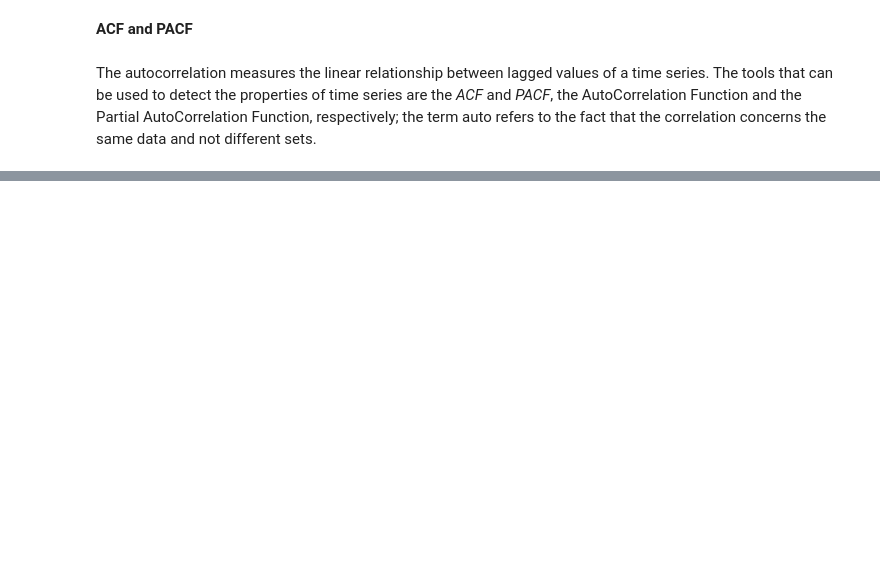
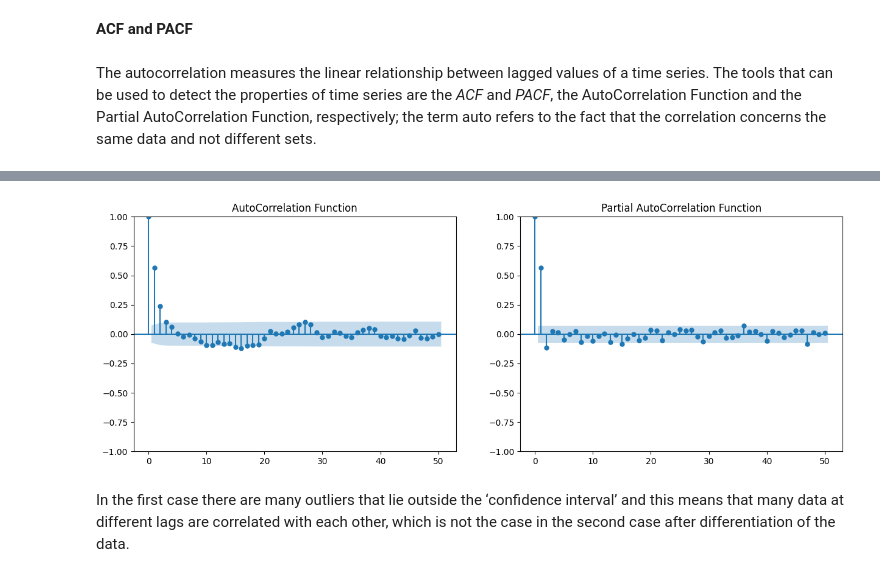
Before and after one commit to IsabellaPodavini/Statistical_Models, a Jupyter notebook: project.ipynb, the cells around one changed output, grey strips where cells are left out. Cells and saved outputs as stored; diff of their text form; code cells hidden in the pictures; blank space fills up the shorter version.

```diff
--- a/project.ipynb
+++ b/project.ipynb
@@ -311,0 +369,9 @@ plot_acf(wind_generation_train, lags= 150, title='Auto-Correlation Function')
+# %%
+fig, ax = plt.subplots(1, 2, figsize=(15,5))
+plot_acf(wind_generation_diff_train, lags=50, ax=ax[0], title='AutoCorrelation Function')
+plot_pacf(wind_generation_diff_train, lags=50, ax=ax[1], title='Partial AutoCorrelation Function')
+plt.show()
+# %% [output]
+[figure, added]
+# %% [markdown]
+In the first case there are many outliers that lie outside the ‘confidence interval’ and this means that many data at different lags are correlated with each other, which is not the case in the second case after differentiation of the data.
```
Also changed, not shown: parts of 16 cells of this notebook.
